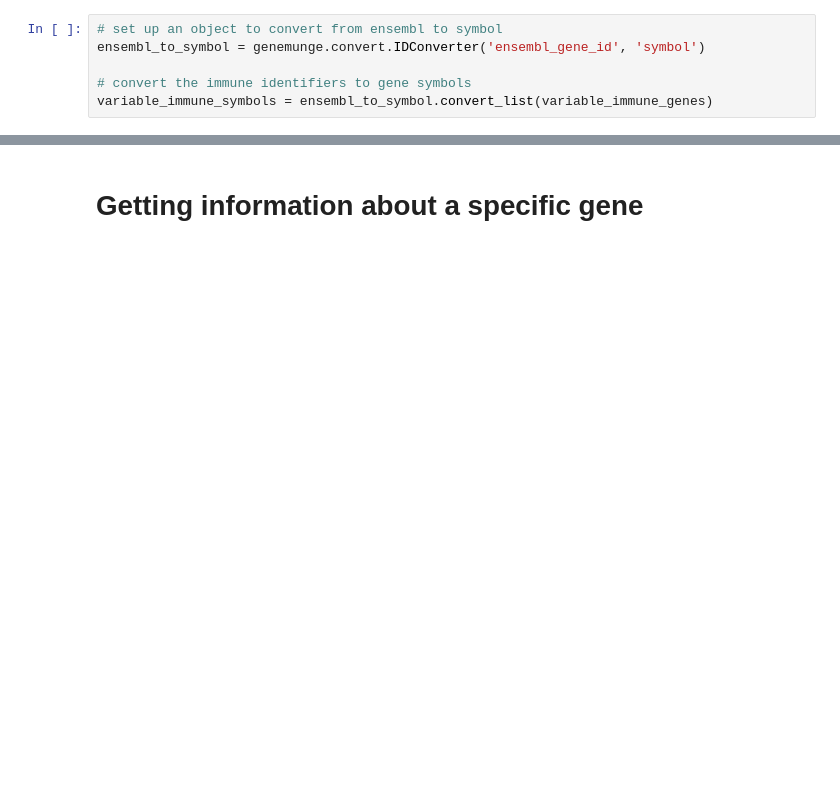
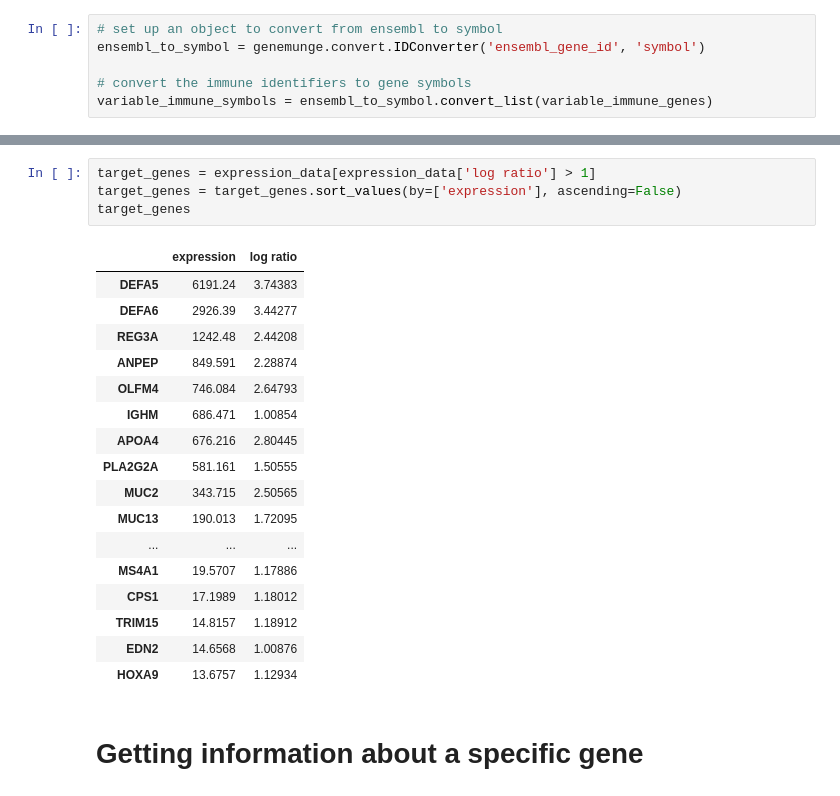
Before and after one commit to unlearnai/genemunge, a Jupyter notebook: examples/example.ipynb, the cells around one changed output, grey strips where cells are left out. Cells and saved outputs as stored; diff of their text form; blank space fills up the shorter version.

```diff
--- a/examples/example.ipynb
+++ b/examples/example.ipynb
@@ -39,3 +78,25 @@ variable_immune_symbols = ensembl_to_symbol.convert_list(variable_immune_genes)
+# %%
+target_genes = expression_data[expression_data['log ratio'] > 1]
+target_genes = target_genes.sort_values(by=['expression'], ascending=False)
+target_genes
+# %% [output]
+|  | expression | log ratio |
+| DEFA5 | 6191.24 | 3.74383 |
+| DEFA6 | 2926.39 | 3.44277 |
+| REG3A | 1242.48 | 2.44208 |
+| ANPEP | 849.591 | 2.28874 |
+| OLFM4 | 746.084 | 2.64793 |
+| IGHM | 686.471 | 1.00854 |
+| APOA4 | 676.216 | 2.80445 |
+| PLA2G2A | 581.161 | 1.50555 |
+| MUC2 | 343.715 | 2.50565 |
+| MUC13 | 190.013 | 1.72095 |
+| ... | ... | ... |
+| MS4A1 | 19.5707 | 1.17886 |
+| CPS1 | 17.1989 | 1.18012 |
+| TRIM15 | 14.8157 | 1.18912 |
+| EDN2 | 14.6568 | 1.00876 |
+| HOXA9 | 13.6757 | 1.12934 |
 # %% [markdown]
 # Getting information about a specific gene
 # %%
```
Also changed, not shown: parts of 10 cells of this notebook.
